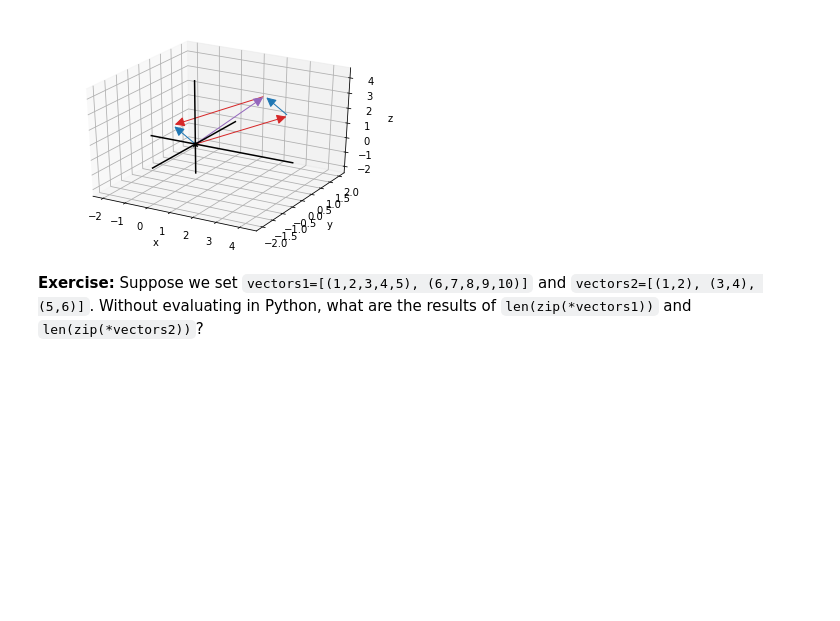
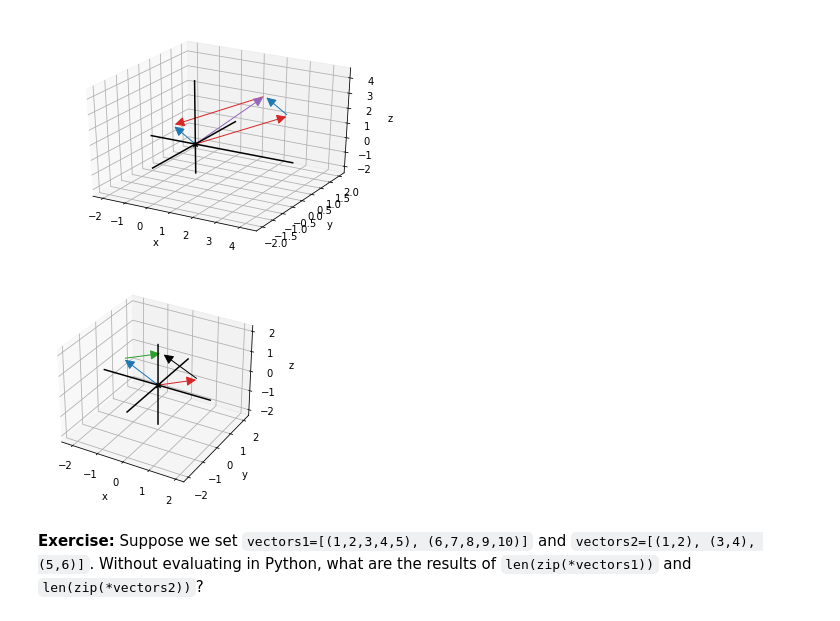
Before and after one commit to flyonok/Math-for-Programmers, a Jupyter notebook: Chapter 03/ch03_walkthrough.ipynb, the cells around one changed output. Saved outputs shown, nothing was run; the diff lists cells and outputs as text; code cells hidden in the pictures; blank space fills up the shorter version.

```diff
--- a/Chapter 03/ch03_walkthrough.ipynb
+++ b/Chapter 03/ch03_walkthrough.ipynb
@@ -128,6 +130,15 @@ draw3d(
 )
 # %% [output]
 [figure]
+# %%
+draw3d(
+    Arrow3D((1,1,0), color=red),
+    Arrow3D((-2,1,0), color=blue),
+    Arrow3D((-1,2,0), (1,1,0), color=black),
+    Arrow3D((-1,2,0), (-2,1,0),color=orange)
+)
+# %% [output]
+[figure, added]
 # %% [markdown]
 **Exercise:** Suppose we set `vectors1=[(1,2,3,4,5), (6,7,8,9,10)]` and `vectors2=[(1,2), (3,4), (5,6)]`.  Without evaluating in Python, what are the results of `len(zip(*vectors1))` and `len(zip(*vectors2))`?
 # %%
```
Also changed, not shown: parts of 3 cells of this notebook, 1 other file.
